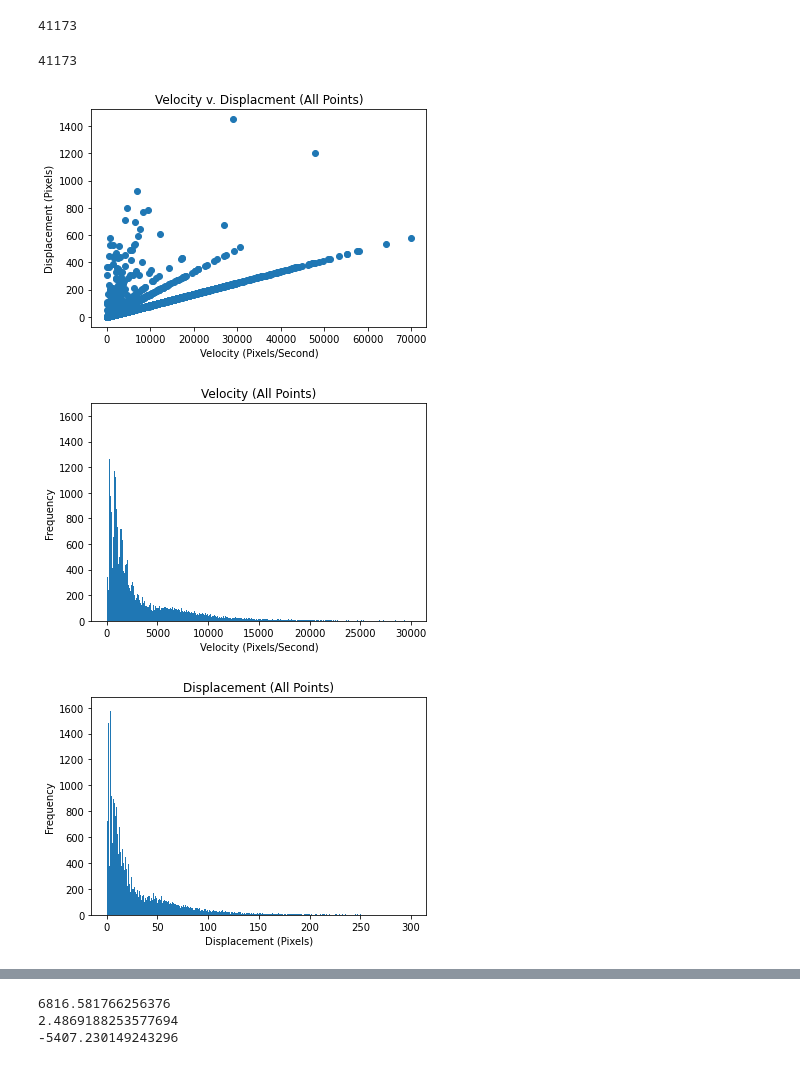
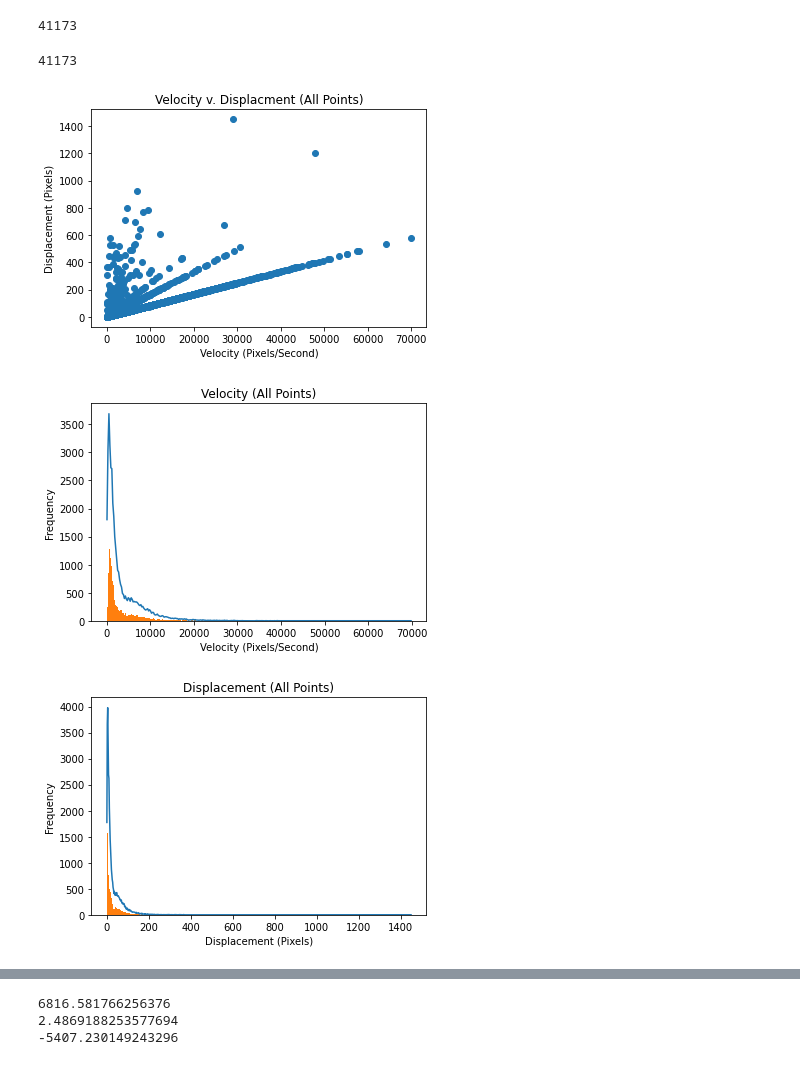
Before and after one commit to Josef733/eyetracker, a Jupyter notebook: Algorithms.ipynb, the cells around one changed output, grey strips where cells are left out. Drawn from its saved outputs; the diff is of its cells as text; code cells hidden in the pictures.

```diff
--- a/Algorithms.ipynb
+++ b/Algorithms.ipynb
@@ -160,35 +162,37 @@ print(len(point_velo))
 #plt.ylim(0, 1)
 #plt.xlim(0, 3.5)
 #plt.ylabel("Duration")
 #plt.title("Velocity v. Displacment (All Points)")
 #plt.savefig("Fixations_feat_velo")
 #plt.show()
 
 plt.scatter(point_velo,point_disp)
 plt.xlabel("Velocity (Pixels/Second)")
 plt.ylabel("Displacement (Pixels)")
 #plt.ylim(0, 400000)
 #plt.xlim(0, 3.5)
 plt.title("Velocity v. Displacment (All Points)")
 #plt.savefig("Fixations_feat_velo")
 plt.show()
 
+sb.histplot(point_velo, element = 'poly', fill= False)
 plt.hist(point_velo,500,range=[0,30000])
 plt.title("Velocity (All Points)")
 plt.xlabel("Velocity (Pixels/Second)")
 plt.ylabel("Frequency")
 plt.show()
 
+sb.histplot(point_disp, element = 'poly', fill= False)
 plt.hist(point_disp,500,range=[0,300])
 plt.title("Displacement (All Points)")
 plt.xlabel("Displacement (Pixels)")
 plt.ylabel("Frequency")
 plt.show()
 # %% [output]
 41173
 [figure]
-[figure, old version]
+[figure, new version]
-[figure, old version]
+[figure, new version]
 # %%
 #Angle
 
```
Also changed, not shown: parts of 8 cells of this notebook, 10 other files.
